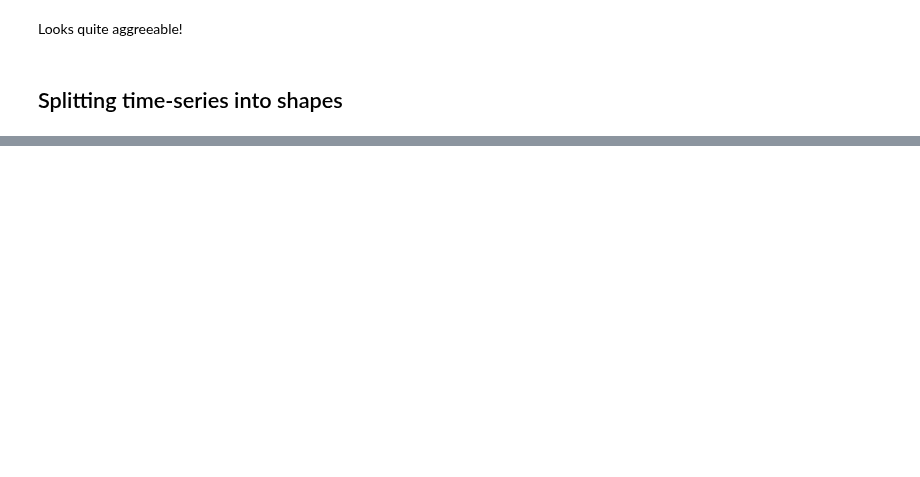
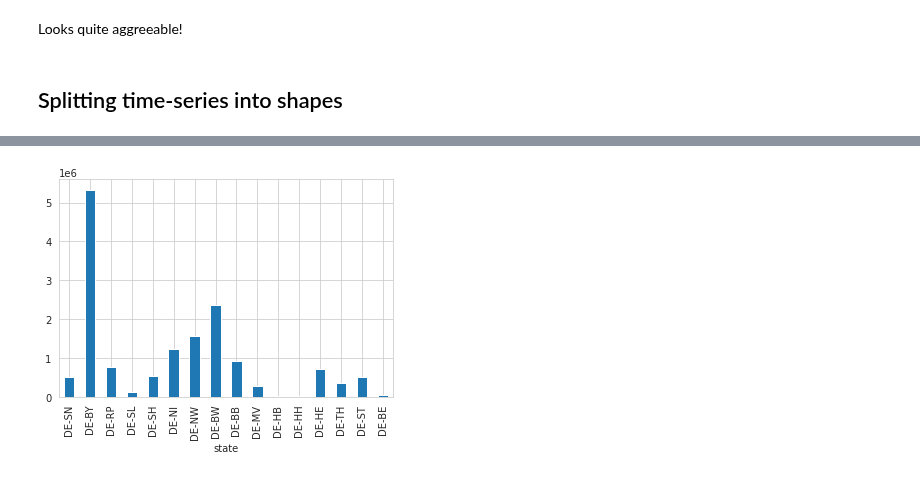
Before and after one commit to PyPSA/atlite, a Jupyter notebook: examples/historic-comparison-germany.ipynb, the cells around one changed output, grey strips where cells are left out. Saved outputs shown, nothing was run; the diff lists cells and outputs as text; code cells hidden in the pictures; blank space fills up the shorter version.

```diff
--- a/examples/historic-comparison-germany.ipynb
+++ b/examples/historic-comparison-germany.ipynb
@@ -449,0 +482,4 @@ pv.sel(state=["DE-TH", "DE-BY"]).to_pandas().resample("1W").mean().plot(figsize=
+# %%
+production.plot(kind="bar");
+# %% [output]
+[figure, added]
```
Also changed, not shown: parts of 14 cells of this notebook, 2 other files.
